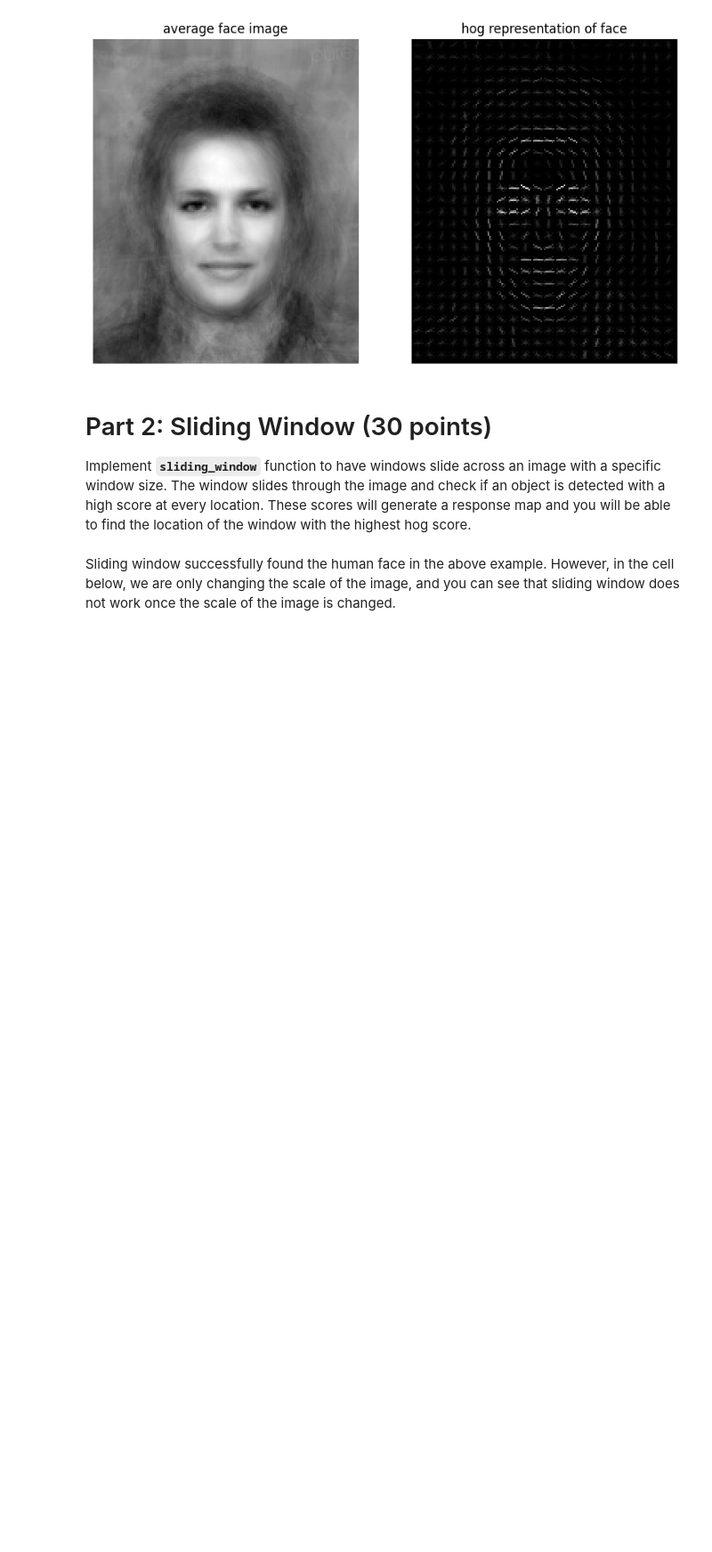
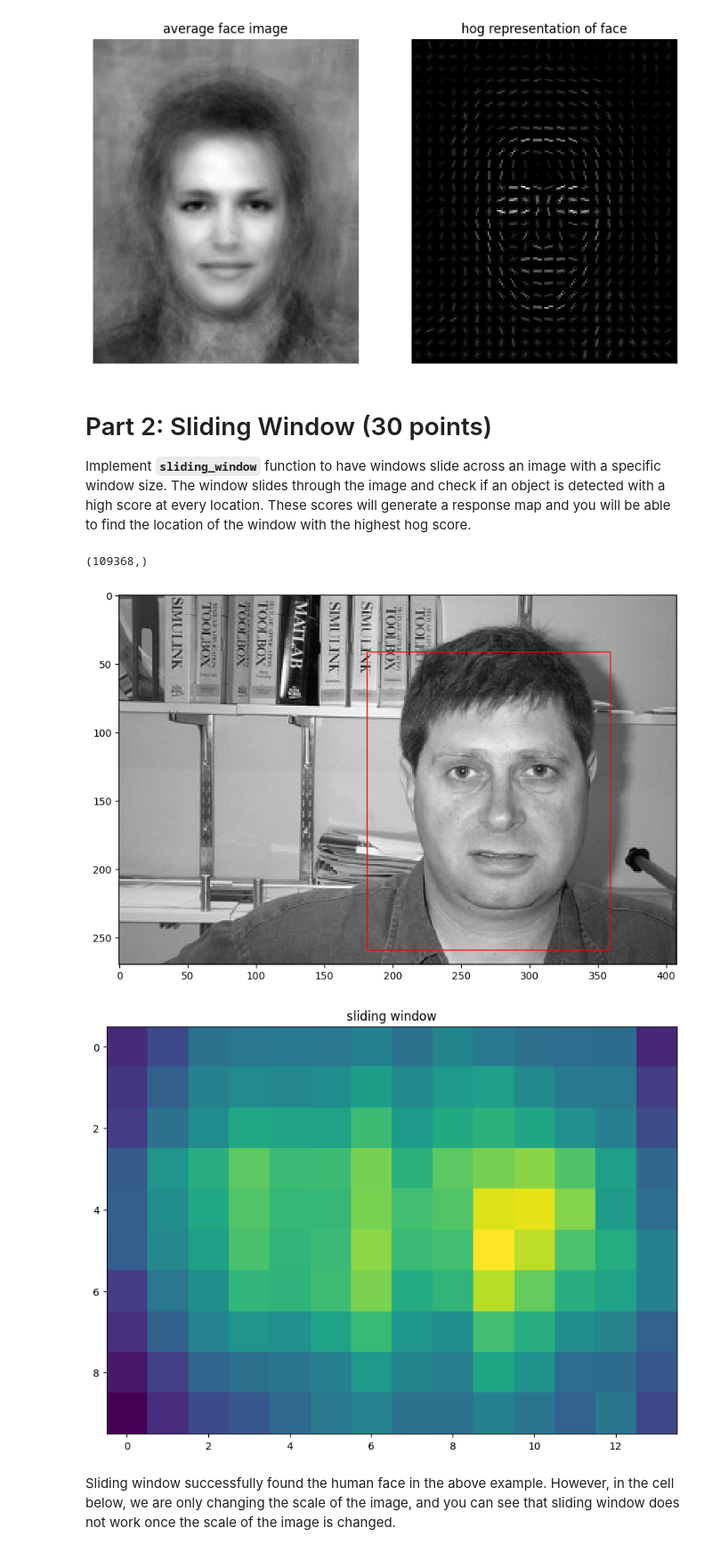
Before and after one commit to Horizon-42/CS131_release, a Jupyter notebook: fall_2019/hw7_release/hw7.ipynb, the cells around one changed output. Shown at 89% size. Saved outputs shown, nothing was run; the diff lists cells and outputs as text; code cells hidden in the pictures; blank space fills up the shorter version.

```diff
--- a/fall_2019/hw7_release/hw7.ipynb
+++ b/fall_2019/hw7_release/hw7.ipynb
@@ -64,16 +66,21 @@ Implement **`sliding_window`** function to have windows slide across an image wi
 # %%
 image_path = 'image_0001.jpg'
 
-image = io.imread(image_path, as_grey=True)
+image = io.imread(image_path, as_gray=True)
 image = rescale(image, 0.8)
 
 (hogFeature, hogImage) = hog_feature(image)
+print(hogFeature.shape)
 
 (winH, winW) = face_shape
 (score, r, c, response_map) = sliding_window(image, face_feature, stepSize=30, windowSize=face_shape)
 crop = image[r:r+winH, c:c+winW]
 
 plot_part2(image, r, c, response_map, winW, winH)
+# %% [output]
+(109368,)
+[figure, added]
+[figure, added]
 # %% [markdown]
 Sliding window successfully found the human face in the above example. However, in the cell below, we are only changing the scale of the image, and you can see that sliding window does not work once the scale of the image is changed.
 # %%
```
Also changed, not shown: parts of 19 cells of this notebook, 2 other files.
